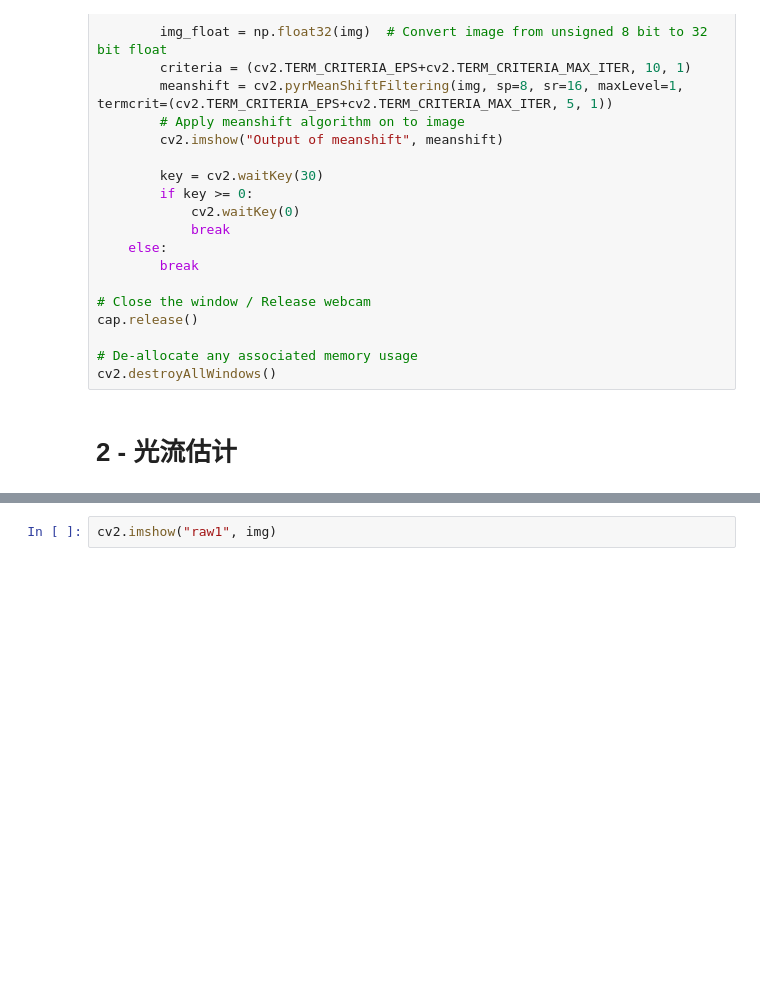
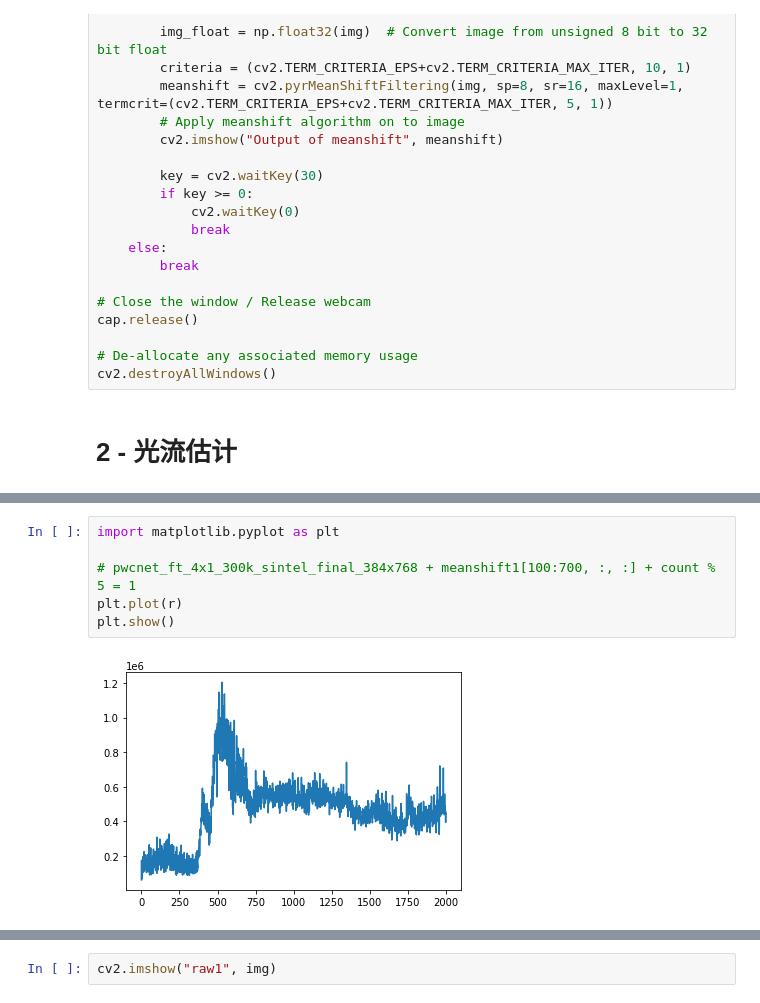
Before and after one commit to liuziyi-subtle/FishFeeding, a Jupyter notebook: test_optical_flow.ipynb, the cells around one changed output, grey strips where cells are left out. Saved outputs shown, nothing was run; the diff lists cells and outputs as text; blank space fills up the shorter version.

```diff
--- a/test_optical_flow.ipynb
+++ b/test_optical_flow.ipynb
@@ -43,0 +144,8 @@ cv2.destroyAllWindows()
+# %%
+import matplotlib.pyplot as plt
+
+# pwcnet_ft_4x1_300k_sintel_final_384x768 + meanshift1[100:700, :, :] + count % 5 = 1
+plt.plot(r)
+plt.show()
+# %% [output]
+[figure, added]
```
Also changed, not shown: parts of 12 cells of this notebook.
